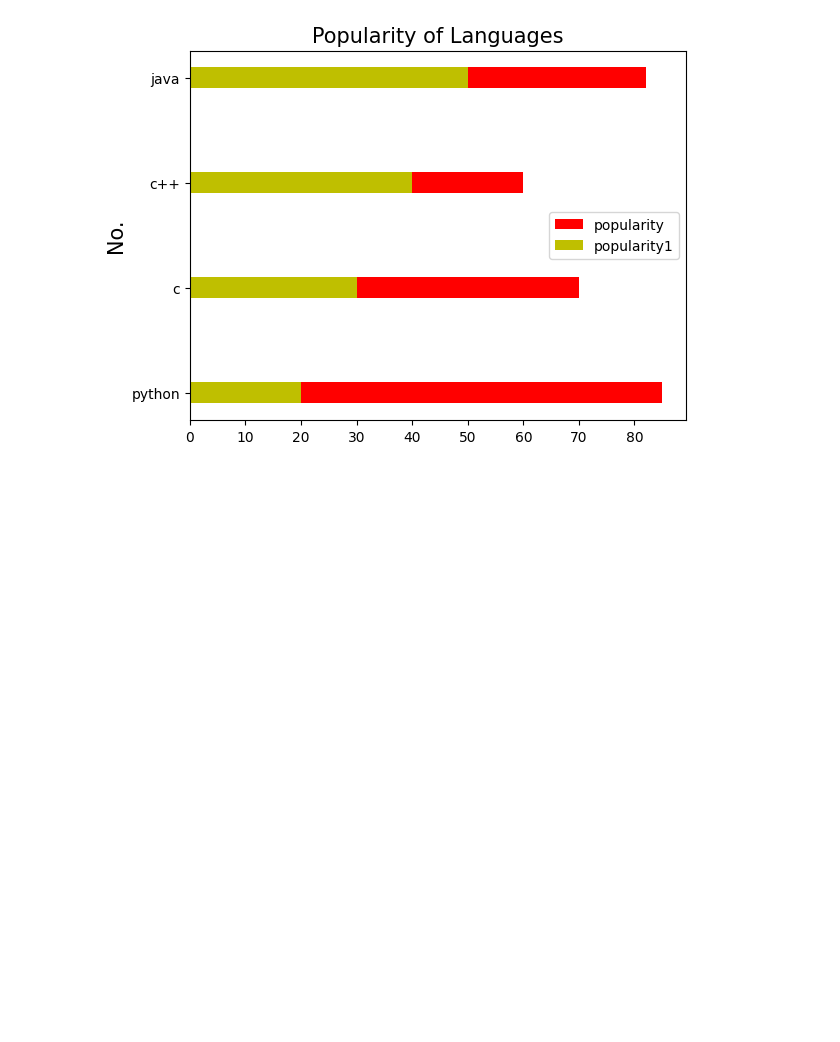
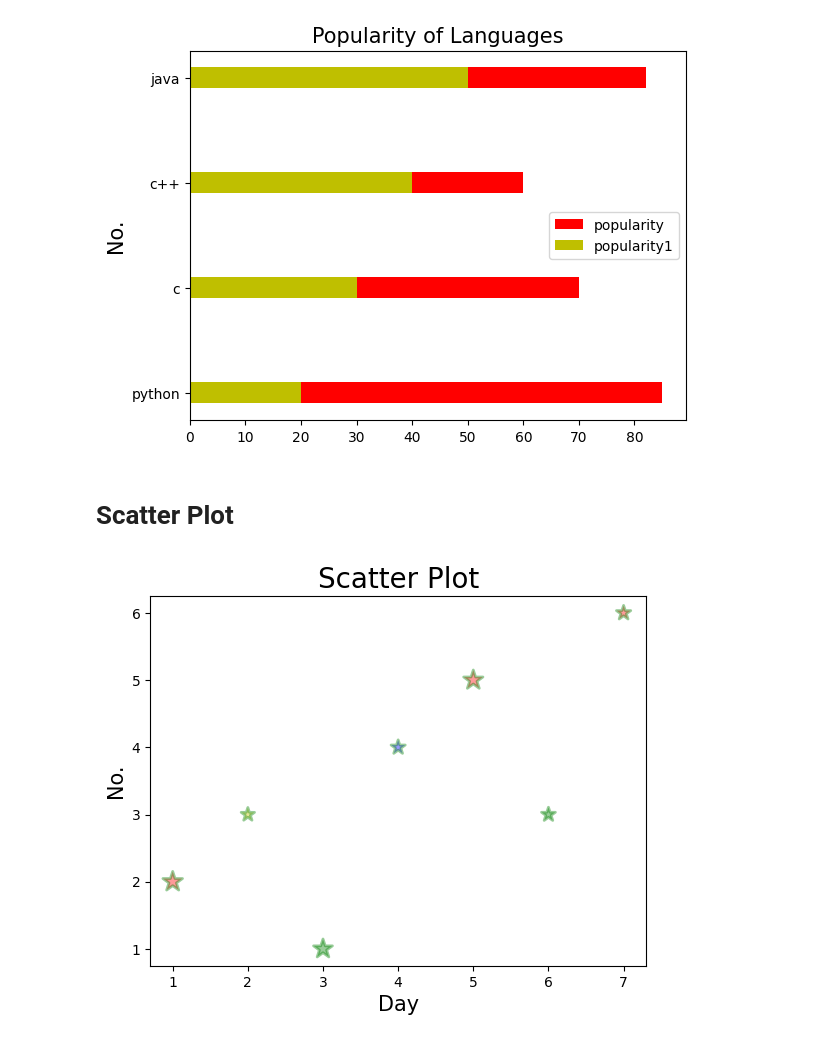
Before and after one commit to ebuillent13yadav/Matplotlib_Notes, a Jupyter notebook: Matplotlib_Turtorial.ipynb, the cells around one changed output. Cells and saved outputs as stored; diff of their text form; code cells hidden in the pictures; blank space fills up the shorter version.

```diff
--- a/Matplotlib_Turtorial.ipynb
+++ b/Matplotlib_Turtorial.ipynb
@@ -61,3 +61,19 @@ plt.legend()
 plt.show()
 # %% [output]
 [figure]
+# %% [markdown]
+# Scatter Plot
+# %%
+day = [1, 2, 3, 4, 5, 6, 7]
+no = [2, 3, 1, 4, 5, 3, 6]
+colors = ["r", "y", "g", "b", "r", "g", "r"]
+sizes = [220, 102, 204, 115, 212, 110, 117]
+
+plt.scatter(day,no, color=colors, s=sizes, alpha=0.4, marker="*", edgecolor="g", linewidth=2)
+
+plt.title("Scatter Plot", fontsize=20)
+plt.xlabel("Day", fontsize=15)
+plt.ylabel("No.", fontsize=15)
+plt.show()
+# %% [output]
+[figure, added]
```
Also changed, not shown: parts of 2 cells of this notebook.
